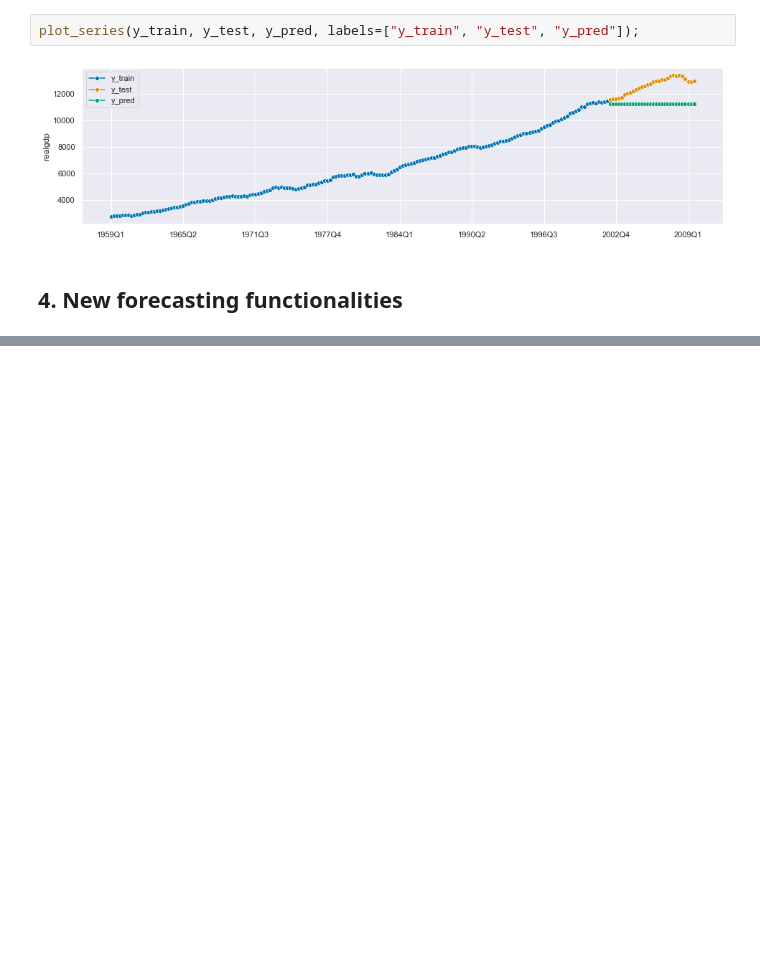
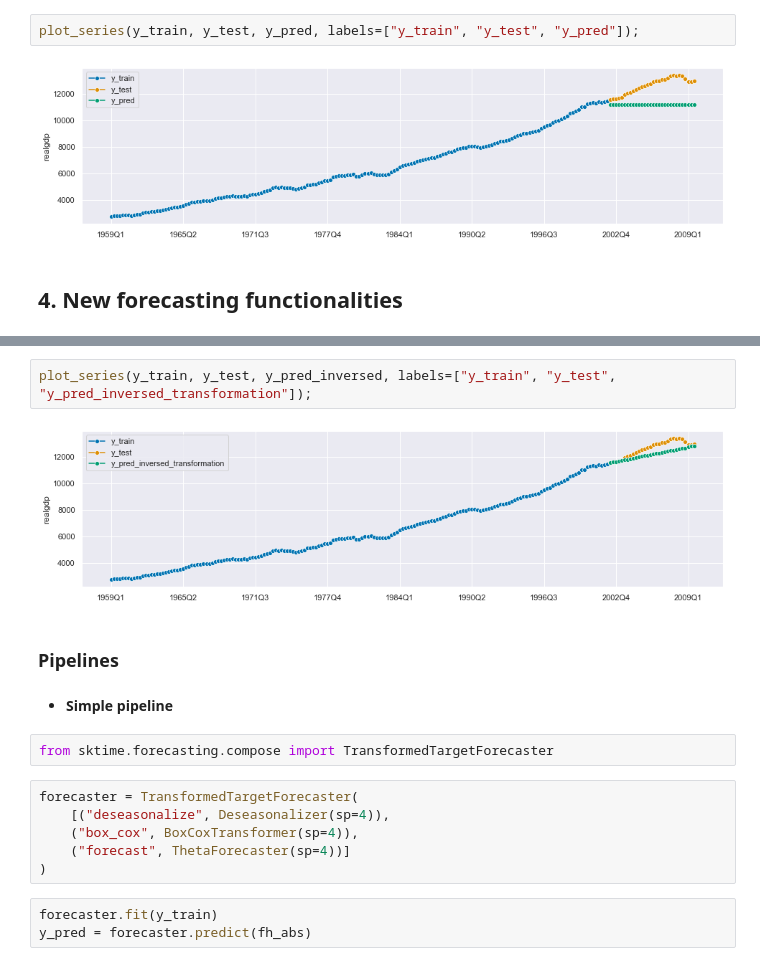
Before and after one commit to joanlenczuk/sktime_article, a Jupyter notebook: Sktime overview.ipynb, the cells around one changed output, grey strips where cells are left out. Saved outputs shown, nothing was run; the diff lists cells and outputs as text; blank space fills up the shorter version.

Commit message:
add ensebmles, pipelines

```diff
--- a/Sktime overview.ipynb
+++ b/Sktime overview.ipynb
@@ -454,0 +485,19 @@ plot_series(y_train, y_test, y_pred, labels=["y_train", "y_test", "y_pred"]);
+# %%
+plot_series(y_train, y_test, y_pred_inversed, labels=["y_train", "y_test", "y_pred_inversed_transformation"]);
+# %% [output]
+[figure, added]
+# %% [markdown]
+### Pipelines
+# %% [markdown]
+- **Simple pipeline**
+# %%
+from sktime.forecasting.compose import TransformedTargetForecaster
+# %%
+forecaster = TransformedTargetForecaster(
+    [("deseasonalize", Deseasonalizer(sp=4)),
+    ("box_cox", BoxCoxTransformer(sp=4)),
+    ("forecast", ThetaForecaster(sp=4))]
+)
+# %%
+forecaster.fit(y_train)
+y_pred = forecaster.predict(fh_abs)
```
Also changed, not shown: parts of 49 cells of this notebook.
